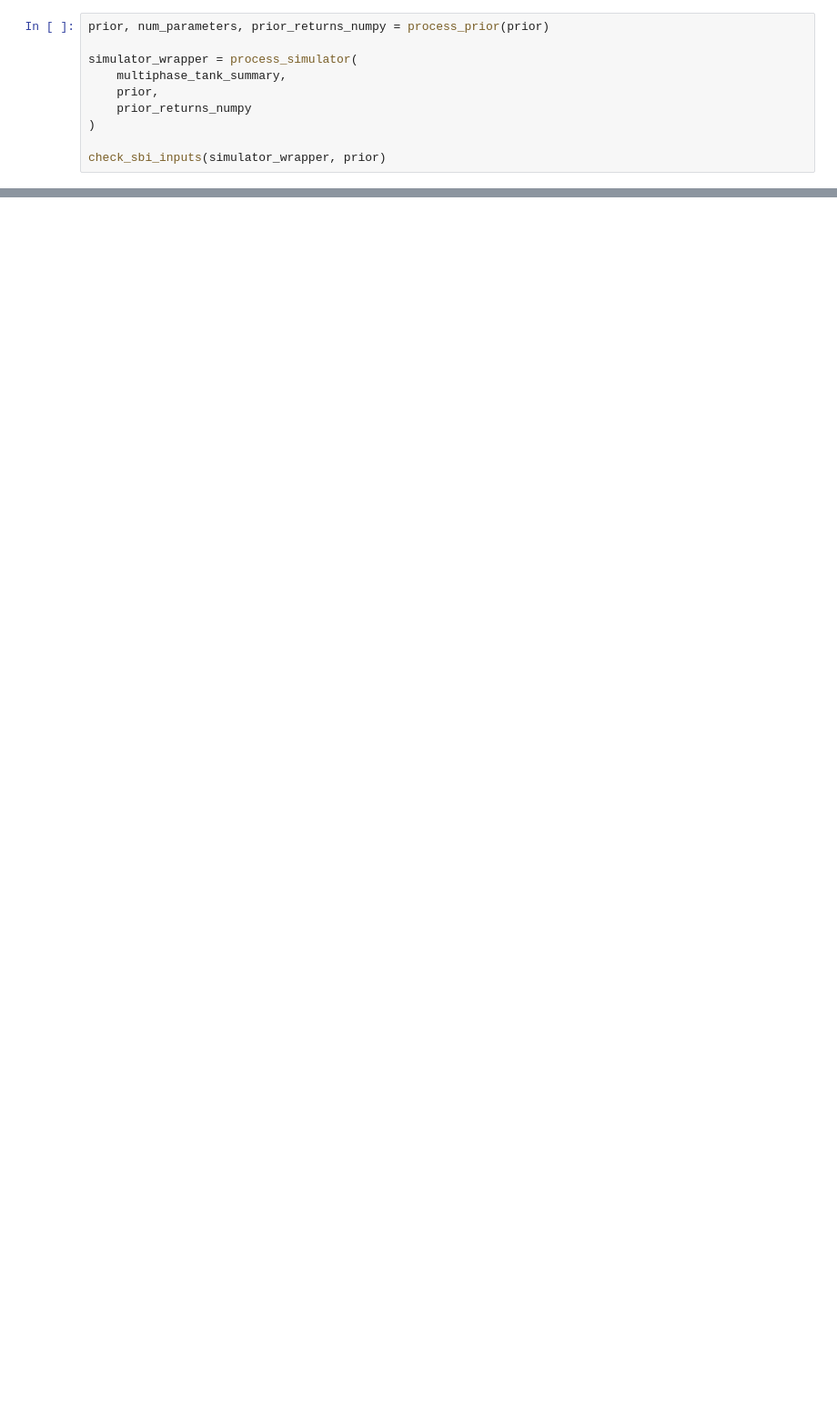
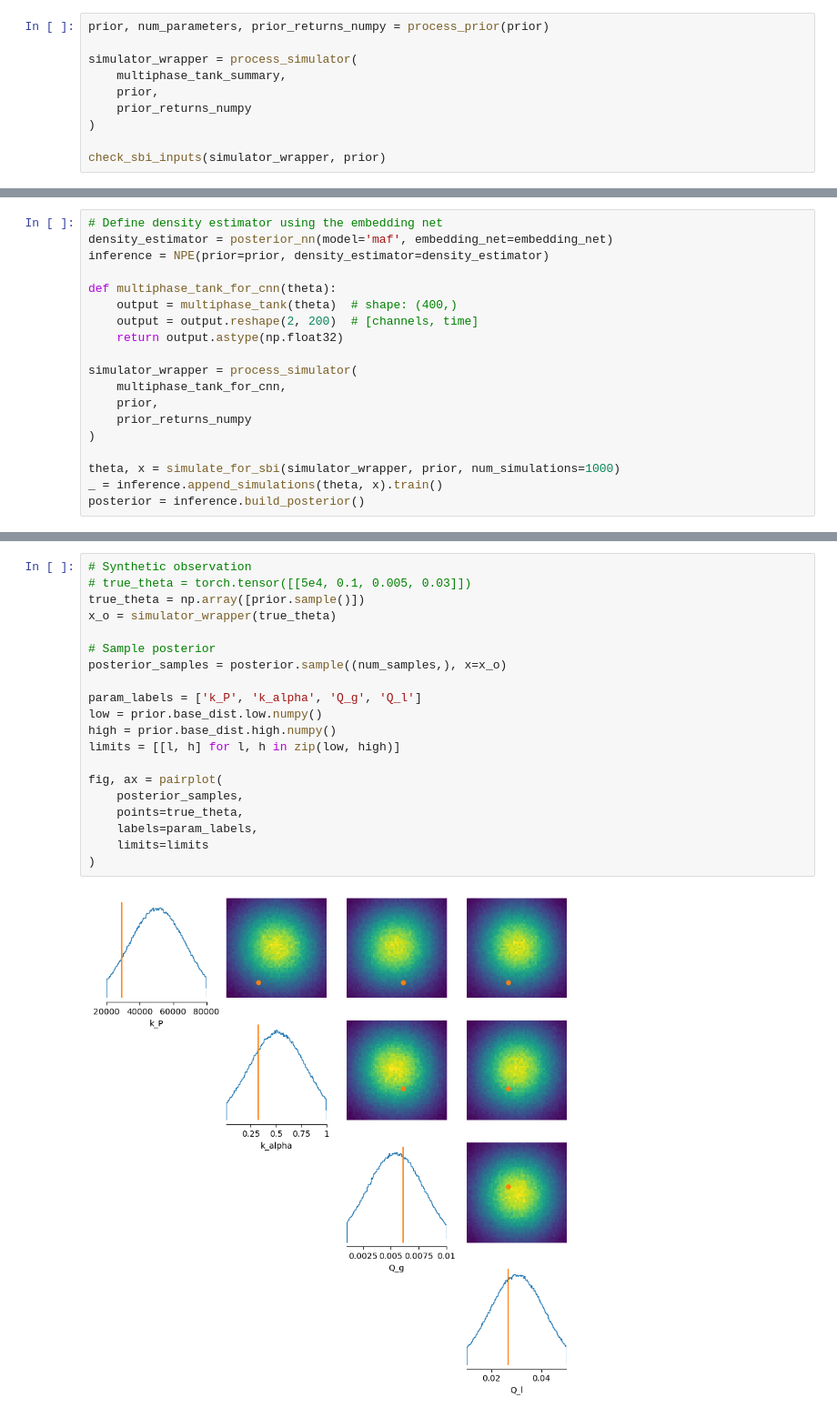
Before and after one commit to skcajs/pandora, a Jupyter notebook: notebooks/simulation_based_inference/multiphase-flow/multiphase-tank.ipynb, the cells around one changed output, grey strips where cells are left out. Shown: that part at 91% size. Cells and saved outputs as stored; diff of their text form; blank space fills up the shorter version.

```diff
--- a/notebooks/simulation_based_inference/multiphase-flow/multiphase-tank.ipynb
+++ b/notebooks/simulation_based_inference/multiphase-flow/multiphase-tank.ipynb
@@ -159,0 +246,19 @@ fig, ax = pairplot(
+# %%
+# Define density estimator using the embedding net
+density_estimator = posterior_nn(model='maf', embedding_net=embedding_net)
+inference = NPE(prior=prior, density_estimator=density_estimator)
+
+def multiphase_tank_for_cnn(theta):
+    output = multiphase_tank(theta)  # shape: (400,)
+    output = output.reshape(2, 200)  # [channels, time]
+    return output.astype(np.float32)
+
+simulator_wrapper = process_simulator(
+    multiphase_tank_for_cnn,
+    prior,
+    prior_returns_numpy
+)
+
+theta, x = simulate_for_sbi(simulator_wrapper, prior, num_simulations=1000)
+_ = inference.append_simulations(theta, x).train()
+posterior = inference.build_posterior()
@@ -159,0 +267,22 @@ fig, ax = pairplot(
+# %%
+# Synthetic observation
+# true_theta = torch.tensor([[5e4, 0.1, 0.005, 0.03]])
+true_theta = np.array([prior.sample()])
+x_o = simulator_wrapper(true_theta)
+
+# Sample posterior
+posterior_samples = posterior.sample((num_samples,), x=x_o)
+
+param_labels = ['k_P', 'k_alpha', 'Q_g', 'Q_l']
+low = prior.base_dist.low.numpy()
+high = prior.base_dist.high.numpy()
+limits = [[l, h] for l, h in zip(low, high)]
+
+fig, ax = pairplot(
+    posterior_samples,
+    points=true_theta,
+    labels=param_labels,
+    limits=limits
+)
+# %% [output]
+[figure, added]
```
Also changed, not shown: parts of 45 cells of this notebook, 23 other files.
